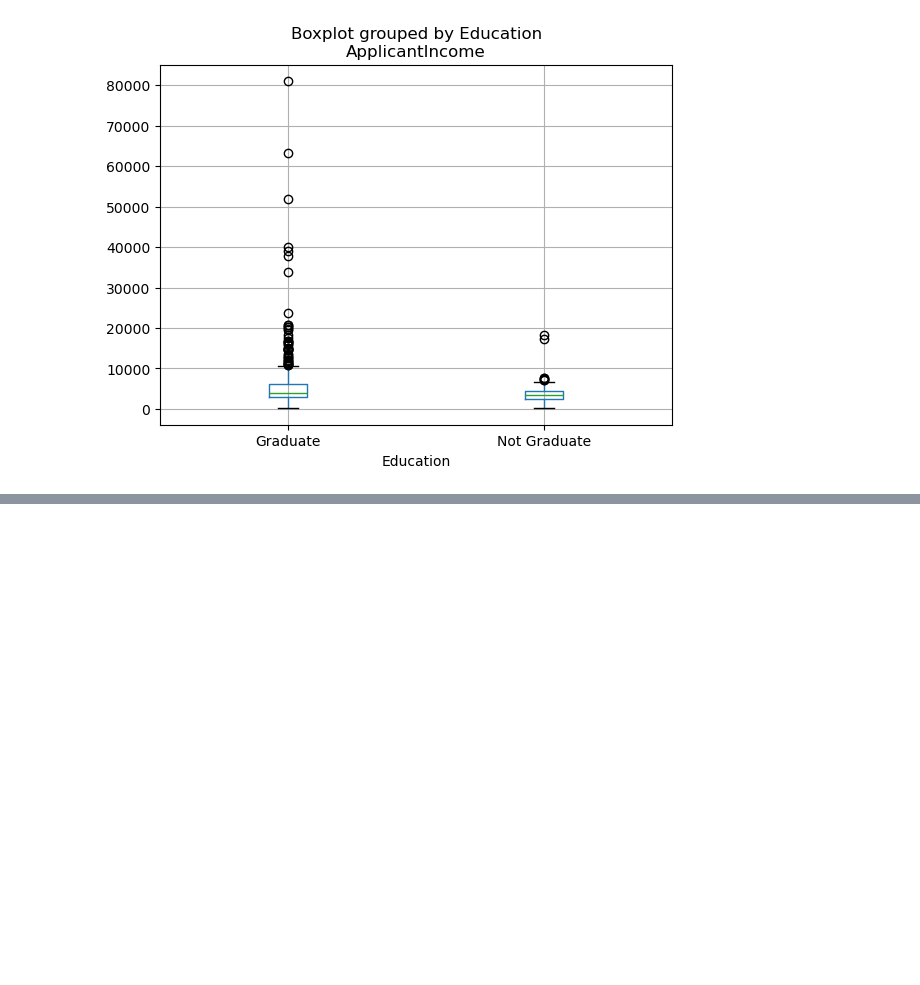
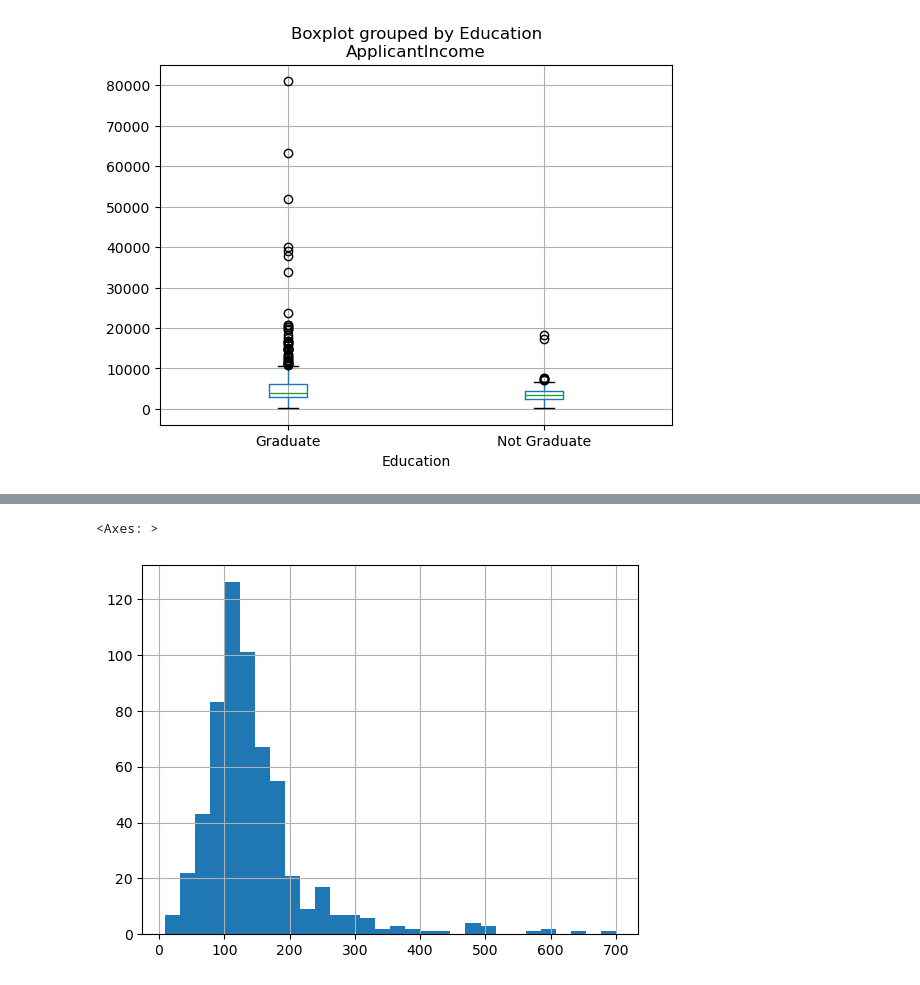
Before and after one commit to Ind-saurabh-kumar/Loan_Approval_Prediction_Project, a Jupyter notebook: Loan_Approval_Prediction.ipynb, the cells around one changed output, grey strips where cells are left out. Saved outputs shown, nothing was run; the diff lists cells and outputs as text; code cells hidden in the pictures; blank space fills up the shorter version.

```diff
--- a/Loan_Approval_Prediction.ipynb
+++ b/Loan_Approval_Prediction.ipynb
@@ -148,0 +154,5 @@ dataset.boxplot(column='ApplicantIncome', by='Education' )
+# %%
+dataset['LoanAmount'].hist(bins=30)
+# %% [output]
+<Axes: >
+[figure, added]
```
Also changed, not shown: parts of 17 cells of this notebook.
